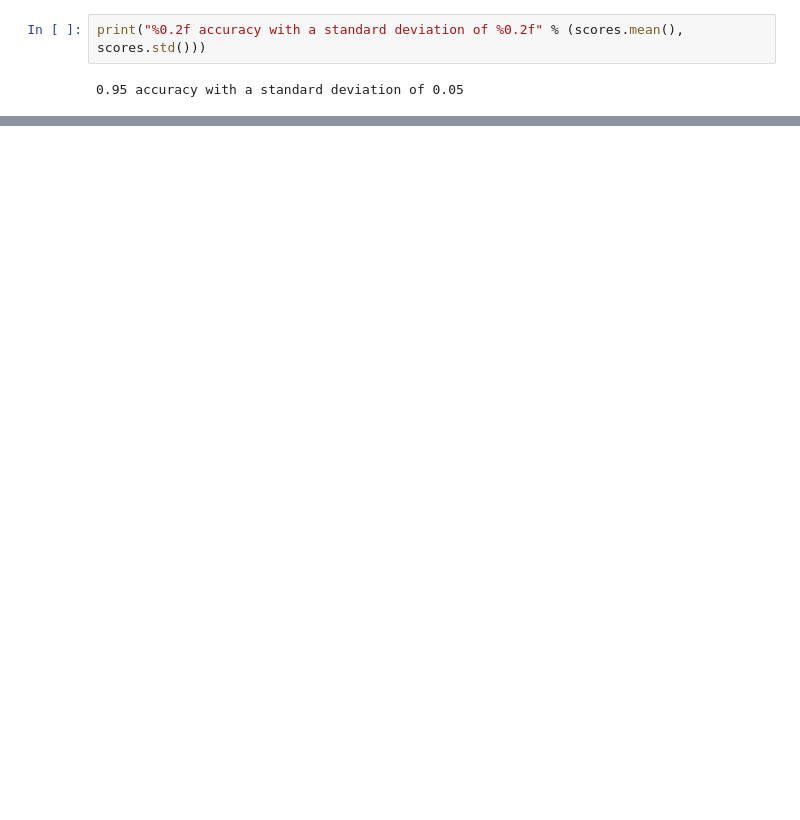
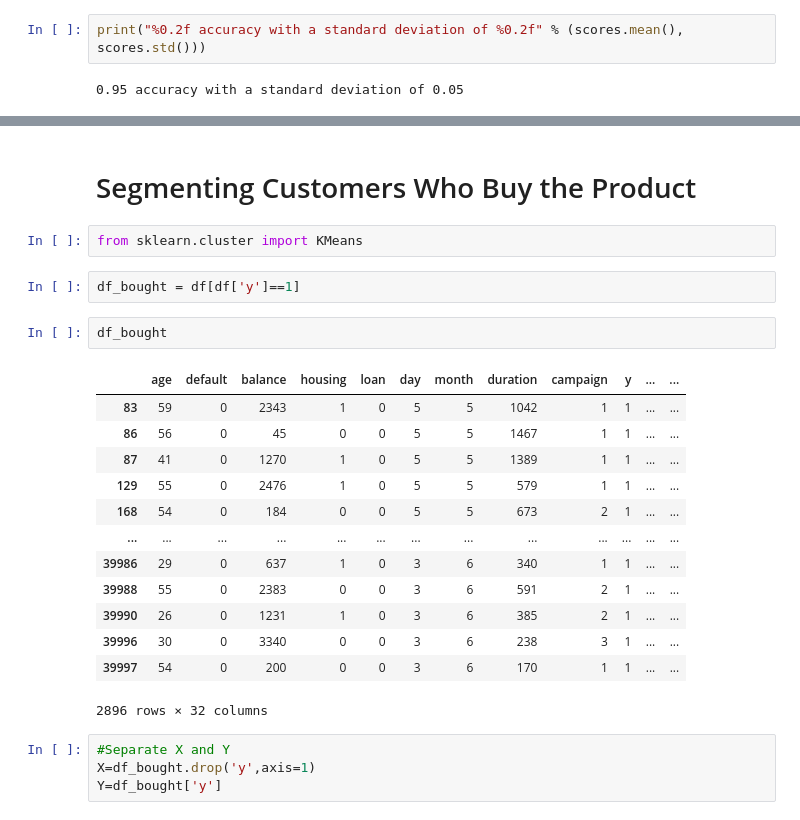
Before and after one commit to Mahdiazhari/cRIidiW82tXOmryg, a Jupyter notebook: Term_Deposit_marketing_analysis.ipynb, the cells around one changed output, grey strips where cells are left out. Cells and saved outputs as stored; diff of their text form; blank space fills up the shorter version.

```diff
--- a/Term_Deposit_marketing_analysis.ipynb
+++ b/Term_Deposit_marketing_analysis.ipynb
@@ -437,0 +546,26 @@ import pycaret
+# %% [markdown]
+# Segmenting Customers Who Buy the Product
+# %%
+from sklearn.cluster import KMeans
+# %%
+df_bought = df[df['y']==1]
+# %%
+df_bought
+# %% [output]
+|  | age | default | balance | housing | loan | day | month | duration | campaign | y | ... | ... |
+| 83 | 59 | 0 | 2343 | 1 | 0 | 5 | 5 | 1042 | 1 | 1 | ... | ... |
+| 86 | 56 | 0 | 45 | 0 | 0 | 5 | 5 | 1467 | 1 | 1 | ... | ... |
+| 87 | 41 | 0 | 1270 | 1 | 0 | 5 | 5 | 1389 | 1 | 1 | ... | ... |
+| 129 | 55 | 0 | 2476 | 1 | 0 | 5 | 5 | 579 | 1 | 1 | ... | ... |
+| 168 | 54 | 0 | 184 | 0 | 0 | 5 | 5 | 673 | 2 | 1 | ... | ... |
+| ... | ... | ... | ... | ... | ... | ... | ... | ... | ... | ... | ... | ... |
+| 39986 | 29 | 0 | 637 | 1 | 0 | 3 | 6 | 340 | 1 | 1 | ... | ... |
+| 39988 | 55 | 0 | 2383 | 0 | 0 | 3 | 6 | 591 | 2 | 1 | ... | ... |
+| 39990 | 26 | 0 | 1231 | 1 | 0 | 3 | 6 | 385 | 2 | 1 | ... | ... |
+| 39996 | 30 | 0 | 3340 | 0 | 0 | 3 | 6 | 238 | 3 | 1 | ... | ... |
+| 39997 | 54 | 0 | 200 | 0 | 0 | 3 | 6 | 170 | 1 | 1 | ... | ... |
+2896 rows × 32 columns
+# %%
+#Separate X and Y
+X=df_bought.drop('y',axis=1)
+Y=df_bought['y']
```
Also changed, not shown: parts of 26 cells of this notebook.
